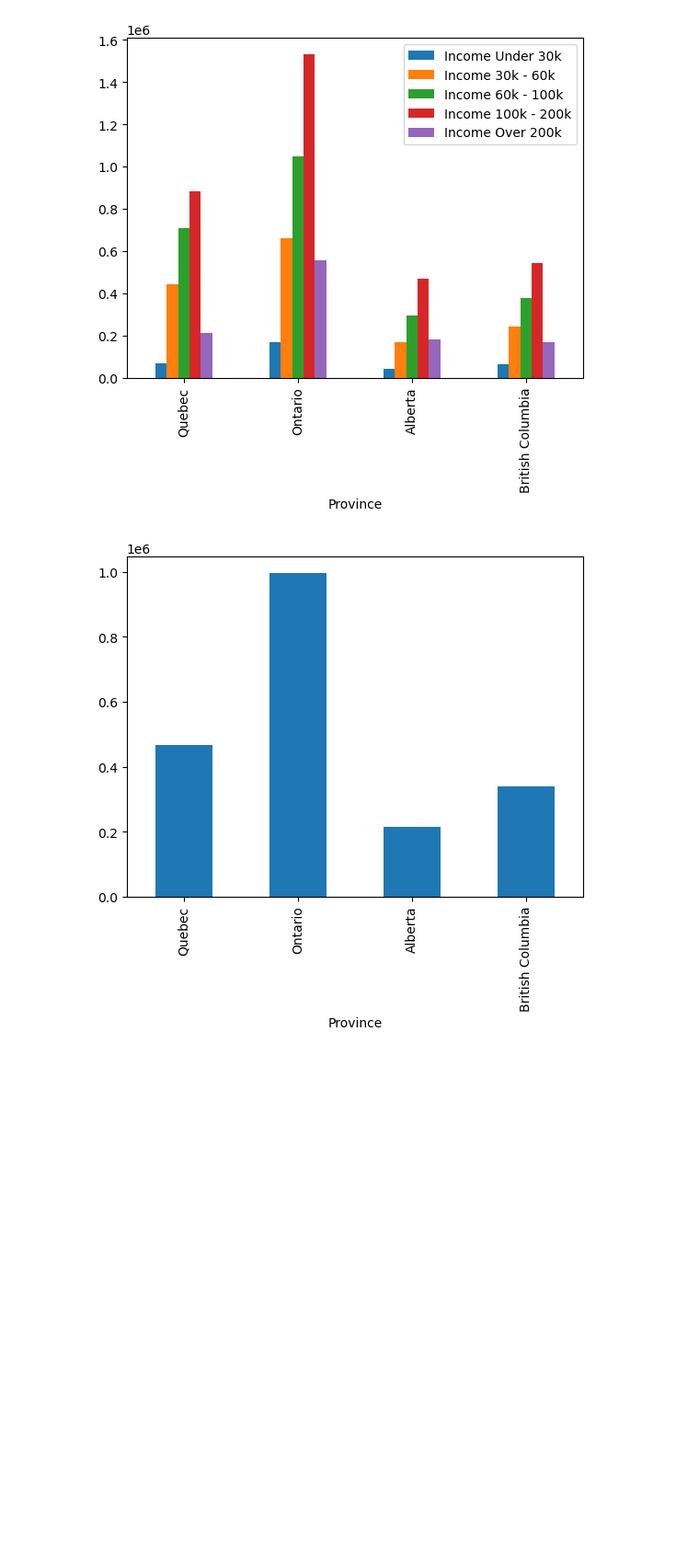
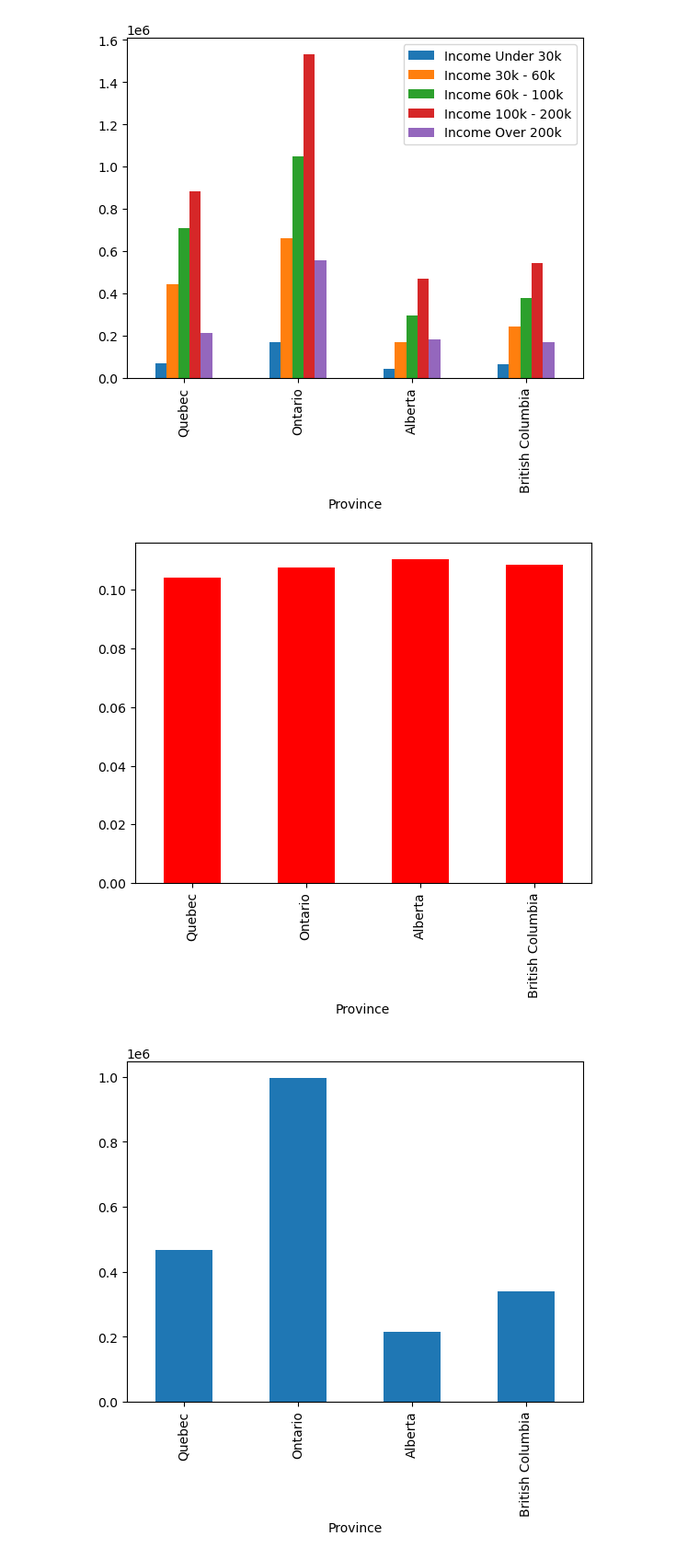
Before and after one commit to BehnooshNasri/project_one, a Jupyter notebook: Esi_Income_Analysis.ipynb, the cells around one changed output. Shown at 92% size. Drawn from its saved outputs; the diff is of its cells as text; code cells hidden in the pictures; blank space fills up the shorter version.

Commit message:
more analysis
per capita

```diff
--- a/Esi_Income_Analysis.ipynb
+++ b/Esi_Income_Analysis.ipynb
@@ -50,0 +64,5 @@ grad_school_final
+# %%
+#select relevant columns and make a new dataframe
+final_population = population_data[['Province','Total']]
+final_population = final_population.rename(columns={'Total': 'Total Population'})
+final_population.set_index('Province')
@@ -51,8 +76,8 @@ grad_school_final
 # %%
 # merge the datasets
-combined_df = pd.merge(income_data_clean, grad_school_final, how='inner', on='Province')
-combined_df['Total Post Grad Students'] = combined_df['Total Post Grad Students'].replace(',', '', regex=True).astype(int)
-combined_df
+merged_df = pd.merge(income_data_clean, grad_school_final, how='inner', on='Province')
+merged_df[['Medical Degree', "Master's Degree", 'Total Post Grad Students']] = merged_df[['Medical Degree', "Master's Degree",'Total Post Grad Students']].replace(',', '', regex=True).astype(int)
+merged_df
 # %% [output]
 |  | Income Under 30k | Income 30k - 60k | Income 60k - 100k | Income 100k - 200k | Income Over 200k | ... |
 | Province |  |  |  |  |  | ... |
@@ -60,3 +85,7 @@ combined_df
 | Ontario | 168780 | 661800 | 1047750 | 1531890 | 559445 | ... |
 | Alberta | 45100 | 171735 | 295590 | 470795 | 181425 | ... |
 | British Columbia | 64815 | 244590 | 376870 | 542310 | 170830 | ... |
+# %%
+combined_df = pd.merge(merged_df, final_population, how='inner', on='Province')
+combined_df = combined_df.set_index('Province')
+combined_df
@@ -62,0 +99,5 @@ combined_df
+# %%
+# find the ratio of post grad and income 100k - 200k
+combined_df['Post Grad Per Capita'] = combined_df['Total Post Grad Students'] / combined_df['Total Population']
+combined_df['100k - 200k Per Capita'] = combined_df['Income 100k - 200k'] / combined_df['Total Population']
+combined_df
@@ -69,6 +117,12 @@ income_graph.plot(kind='bar')
 plt.show()
 # %% [output]
 [figure]
+# %%
+income_percapita_graph = combined_df['100k - 200k Per Capita']
+income_percapita_graph.plot(kind='bar', color='red')
+plt.show()
+# %% [output]
+[figure, added]
 # %%
 grad_graph = combined_df['Total Post Grad Students']
 
```
Also changed, not shown: parts of 11 cells of this notebook, 1 other file.
